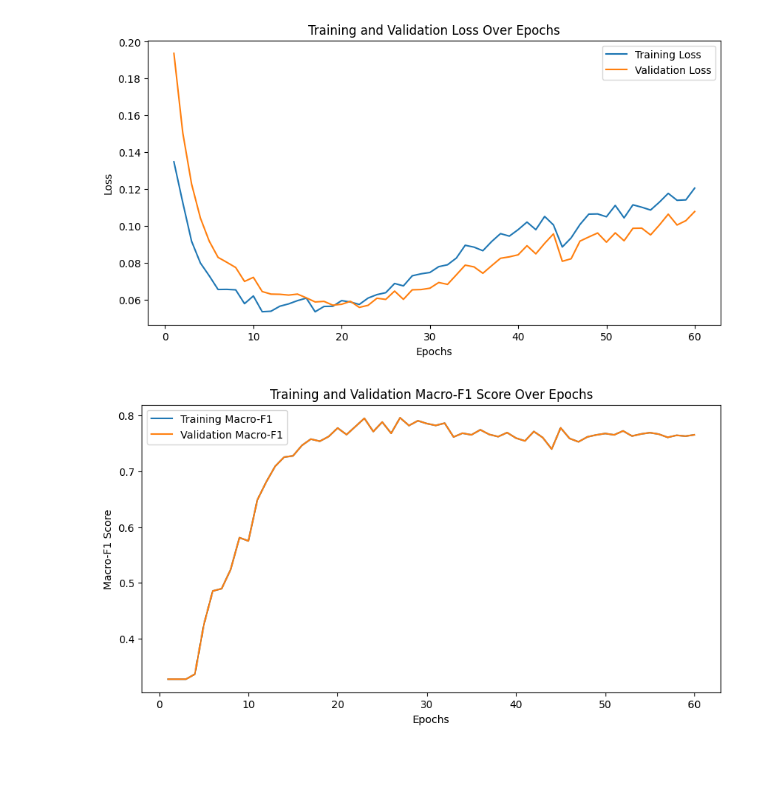
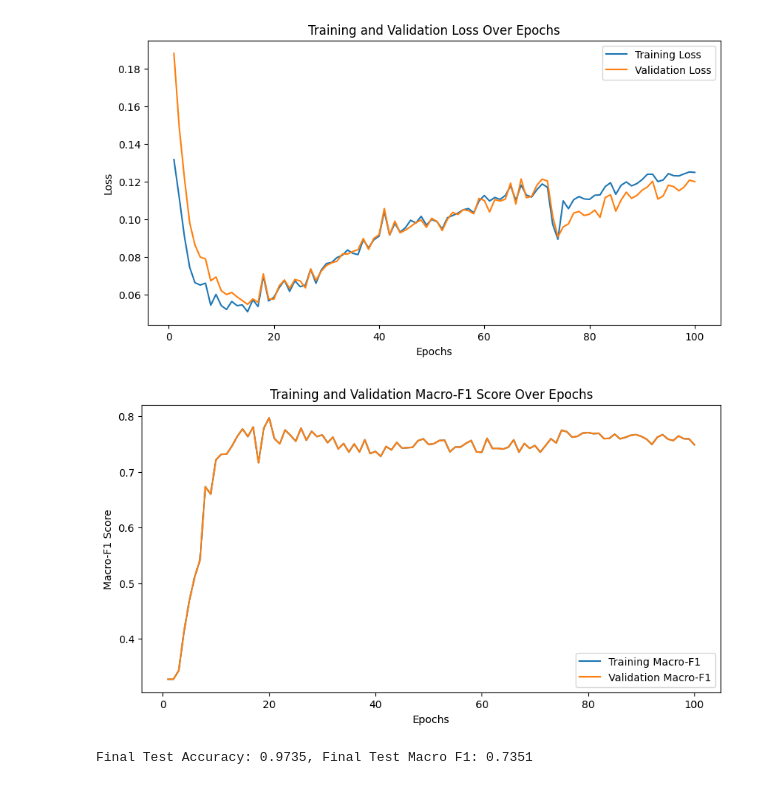
Before and after one commit to hyouteki/lanat, a Jupyter notebook: bio_encoding/dataset_2/BiLSTMCRF_fasttext.ipynb, the cells around one changed output. Cells and saved outputs as stored; diff of their text form; code cells hidden in the pictures.

```diff
--- a/bio_encoding/dataset_2/BiLSTMCRF_fasttext.ipynb
+++ b/bio_encoding/dataset_2/BiLSTMCRF_fasttext.ipynb
@@ -106,14 +106,14 @@ class BiLSTMCRF(nn.Module):
     def calculate_crf_loss(self, emissions, tags):
         return -self.crf(emissions, tags)
 # Initialize model, criterion, and optimizer
-hidden_size = 100
+hidden_size = 128
 output_size = len(label_to_index)
 model_fasttext = BiLSTMCRF(embedding_matrix_fasttext, hidden_size, output_size)
 criterion = nn.CrossEntropyLoss()
 optimizer = optim.Adam(model_fasttext.parameters(), lr=0.001)
 
 # Training loop
-num_epochs = 60
+num_epochs = 100
 train_losses = []
 val_losses = []
 train_f1_scores = []
@@ -123,9 +123,9 @@ for epoch in range(num_epochs):
     model_fasttext.train()
     for inputs, targets in train_loader:
         optimizer.zero_grad()
-        outputs = model_fasttext(inputs)
-        loss = criterion(outputs.view(-1, output_size), targets.view(-1))
-        loss.backward()
+        emissions = model_fasttext(inputs)
+        crf_loss = model_fasttext.calculate_crf_loss(emissions, targets)
+        crf_loss.backward()
         optimizer.step()
 
     model_fasttext.eval()
@@ -186,2 +186,50 @@ Validation Macro F1: 0.7652
-[figure, old version]
+[figure, new version]
-[figure, old version]
+[figure, new version]
+# %%
+import json
+import torch
+import torch.nn as nn
+from torch.utils.data import Dataset, DataLoader
+from torch.nn.utils.rnn import pad_sequence
+from sklearn.metrics import accuracy_score, f1_score
+import numpy as np
+
+with open("processed_test_data.json", "r") as f_test:
+    processed_test_data = json.load(f_test)
+
+texts_test = [entry["text"] for entry in processed_test_data.values()]
+labels_test = [entry["labels"] for entry in processed_test_data.values()]
+
+X_test = [[word_to_index.get(token, word_to_index["<unk>"]) for token in text.split()] for text in texts_test]
+y_test = [[label_to_index[label] for label in entry] for entry in labels_test]
+
+test_dataset = CustomDataset(X_test, y_test)
+test_loader = DataLoader(test_dataset, batch_size=batch_size, shuffle=False, collate_fn=collate_fn)
+
+# Ensure that the model is in evaluation mode
+model_fasttext.eval()
+
+# No need for an epoch loop when testing
+all_preds_test = []
+all_targets_test = []
+
+with torch.no_grad():
+    for inputs_test, targets_test in test_loader:
+        outputs_test = model_fasttext(inputs_test)
+        preds_test = torch.argmax(outputs_test, dim=2).cpu().numpy()
+        targets_test = targets_test.cpu().numpy()
+
+        all_preds_test.extend(preds_test)
+        all_targets_test.extend(targets_test)
+
+# Concatenate results
+all_preds_test = np.concatenate(all_preds_test, axis=0)
+all_targets_test = np.concatenate(all_targets_test, axis=0)
+
+# Calculate accuracy and F1 score
+test_accuracy = accuracy_score(all_targets_test, all_preds_test)
+test_macro_f1 = f1_score(all_targets_test, all_preds_test, average='macro')
+
+print(f'Final Test Accuracy: {test_accuracy:.4f}, Final Test Macro F1: {test_macro_f1:.4f}')
+# %% [output]
+Final Test Accuracy: 0.9735, Final Test Macro F1: 0.7351
```
Also changed, not shown: parts of 1 cell of this notebook, 11 other files.
